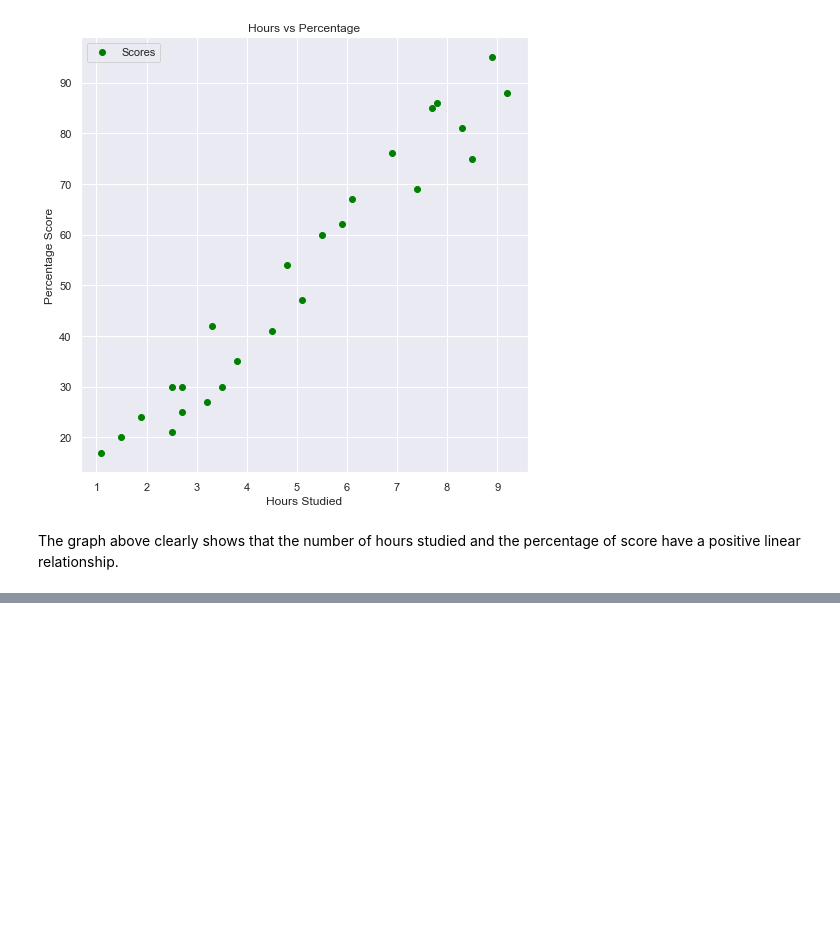
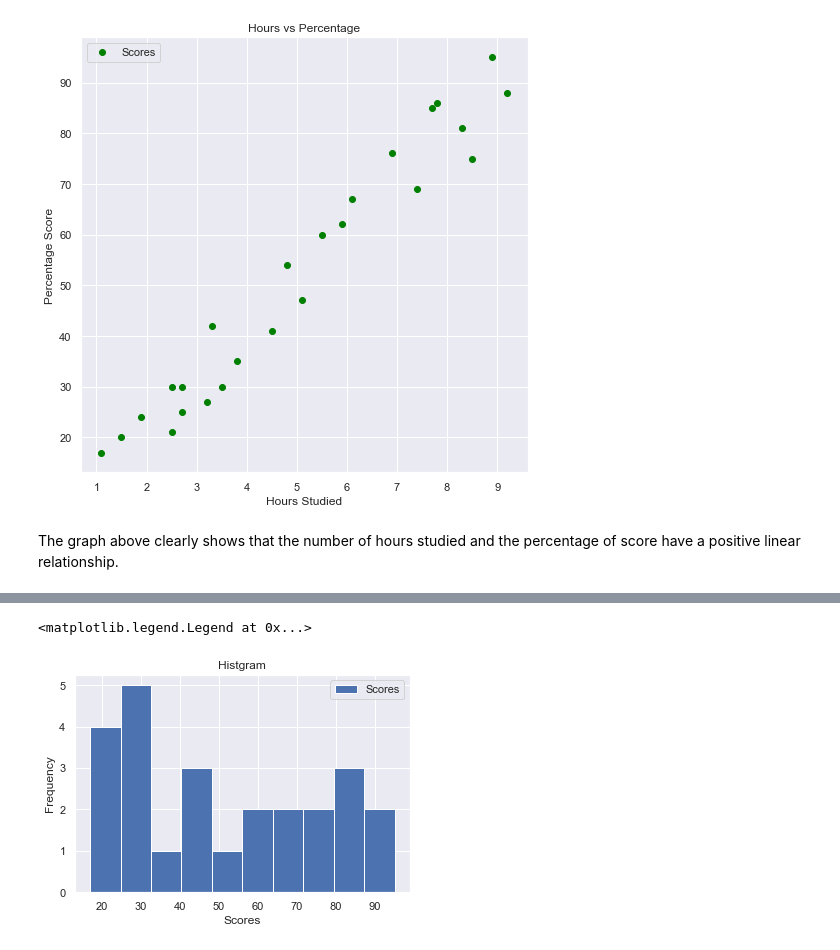
Before and after one commit to Rasel-25/ML, a Jupyter notebook: Classification/GRIP_Task/Study_Hours.ipynb, the cells around one changed output, grey strips where cells are left out. Cells and saved outputs as stored; diff of their text form; code cells hidden in the pictures; blank space fills up the shorter version.

```diff
--- a/Classification/GRIP_Task/Study_Hours.ipynb
+++ b/Classification/GRIP_Task/Study_Hours.ipynb
@@ -105,0 +120,10 @@ The graph above clearly shows that the number of hours studied and the percentag
+# %%
+data['Scores'].plot(kind='hist') # Checking the distribution of Scores over x axis
+plt.xlabel('Scores')
+plt.title('Histgram')
+plt.grid()
+plt.legend()
+plt.show()
+# %% [output]
+<matplotlib.legend.Legend at 0x...>
+[figure, added]
```
Also changed, not shown: parts of 23 cells of this notebook.
